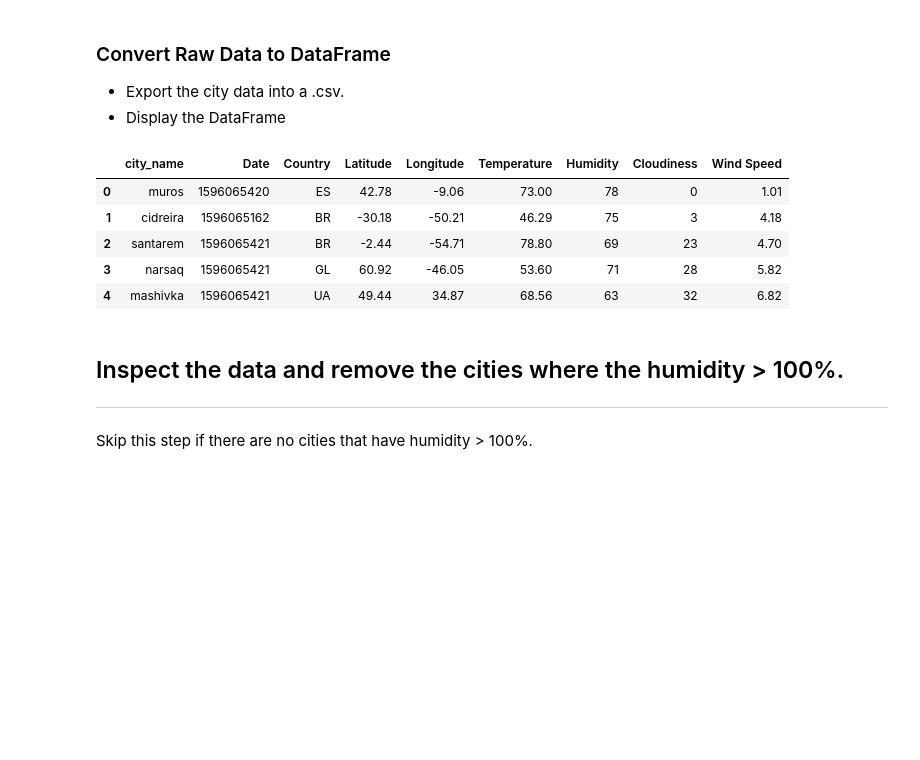
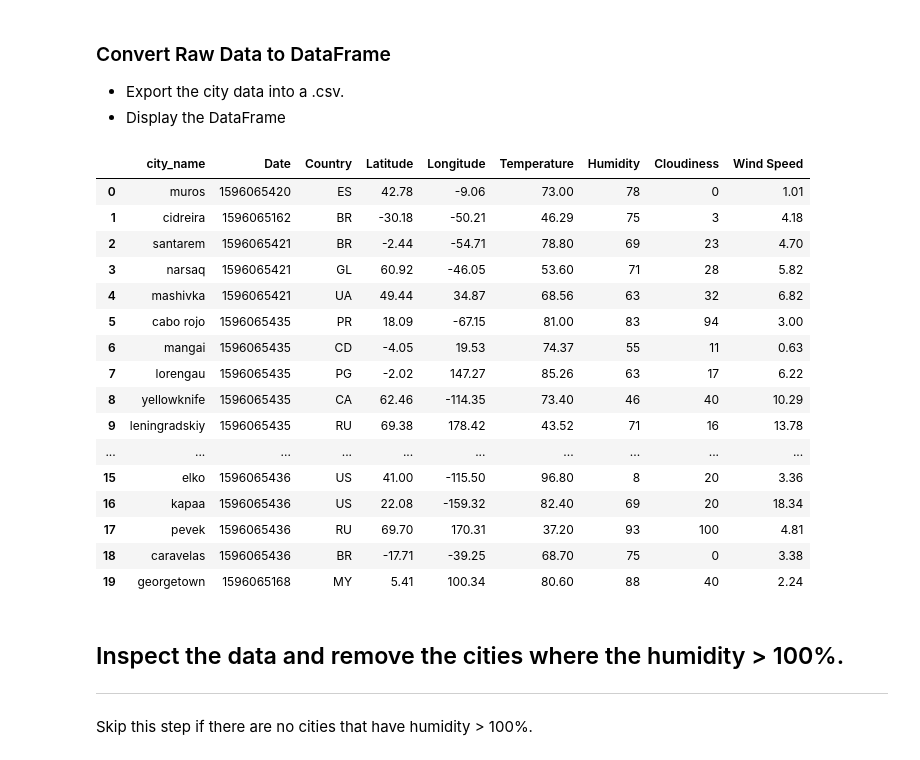
Before and after one commit to sbkachelmeier/python-api-challenge, a Jupyter notebook: WeatherPy.ipynb, the cells around one changed output. Cells and saved outputs as stored; diff of their text form; code cells hidden in the pictures; blank space fills up the shorter version.

```diff
--- a/WeatherPy.ipynb
+++ b/WeatherPy.ipynb
@@ -139,23 +137,34 @@ print(city_list)
 # %%
 weather_df = pd.DataFrame({"city_name": city_list,
                            "Date": date,
                           "Country": country,
                           "Latitude": lat,
                           "Longitude": long,
                           "Temperature": temp,
                            "Humidity": humidity,
                           "Cloudiness": cloud,
                           "Wind Speed": wind_speed})
 
 weather_df.to_csv("weather_df.csv", encoding="utf-8", index=False)
-weather_df.head()
+weather_df.head(20)
 # %% [output]
 |  | city_name | Date | Country | Latitude | Longitude | Temperature | Humidity | Cloudiness | Wind Speed |
 | 0 | muros | 1596065420 | ES | 42.78 | -9.06 | 73.00 | 78 | 0 | 1.01 |
 | 1 | cidreira | 1596065162 | BR | -30.18 | -50.21 | 46.29 | 75 | 3 | 4.18 |
 | 2 | santarem | 1596065421 | BR | -2.44 | -54.71 | 78.80 | 69 | 23 | 4.70 |
 | 3 | narsaq | 1596065421 | GL | 60.92 | -46.05 | 53.60 | 71 | 28 | 5.82 |
 | 4 | mashivka | 1596065421 | UA | 49.44 | 34.87 | 68.56 | 63 | 32 | 6.82 |
+| 5 | cabo rojo | 1596065435 | PR | 18.09 | -67.15 | 81.00 | 83 | 94 | 3.00 |
+| 6 | mangai | 1596065435 | CD | -4.05 | 19.53 | 74.37 | 55 | 11 | 0.63 |
+| 7 | lorengau | 1596065435 | PG | -2.02 | 147.27 | 85.26 | 63 | 17 | 6.22 |
+| 8 | yellowknife | 1596065435 | CA | 62.46 | -114.35 | 73.40 | 46 | 40 | 10.29 |
+| 9 | leningradskiy | 1596065435 | RU | 69.38 | 178.42 | 43.52 | 71 | 16 | 13.78 |
+| ... | ... | ... | ... | ... | ... | ... | ... | ... | ... |
+| 15 | elko | 1596065436 | US | 41.00 | -115.50 | 96.80 | 8 | 20 | 3.36 |
+| 16 | kapaa | 1596065436 | US | 22.08 | -159.32 | 82.40 | 69 | 20 | 18.34 |
+| 17 | pevek | 1596065436 | RU | 69.70 | 170.31 | 37.20 | 93 | 100 | 4.81 |
+| 18 | caravelas | 1596065436 | BR | -17.71 | -39.25 | 68.70 | 75 | 0 | 3.38 |
+| 19 | georgetown | 1596065168 | MY | 5.41 | 100.34 | 80.60 | 88 | 40 | 2.24 |
 # %% [markdown]
 ## Inspect the data and remove the cities where the humidity > 100%.
 ----
```
Also changed, not shown: parts of 2 cells of this notebook.
